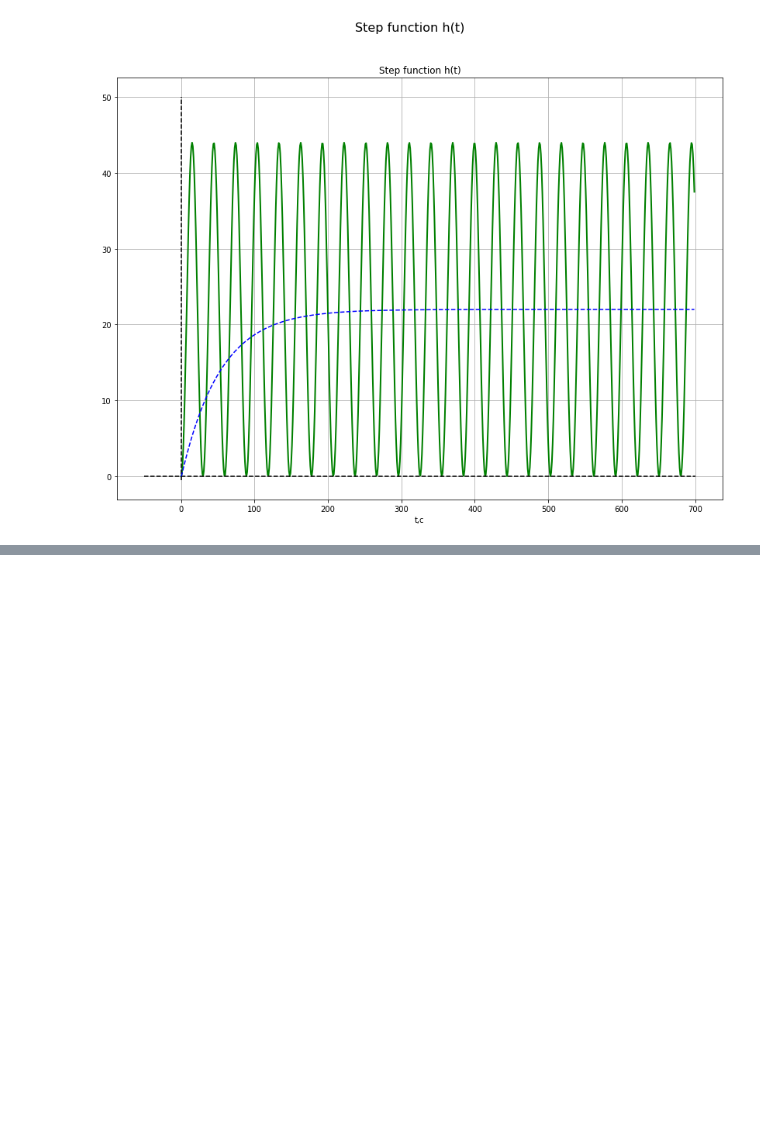
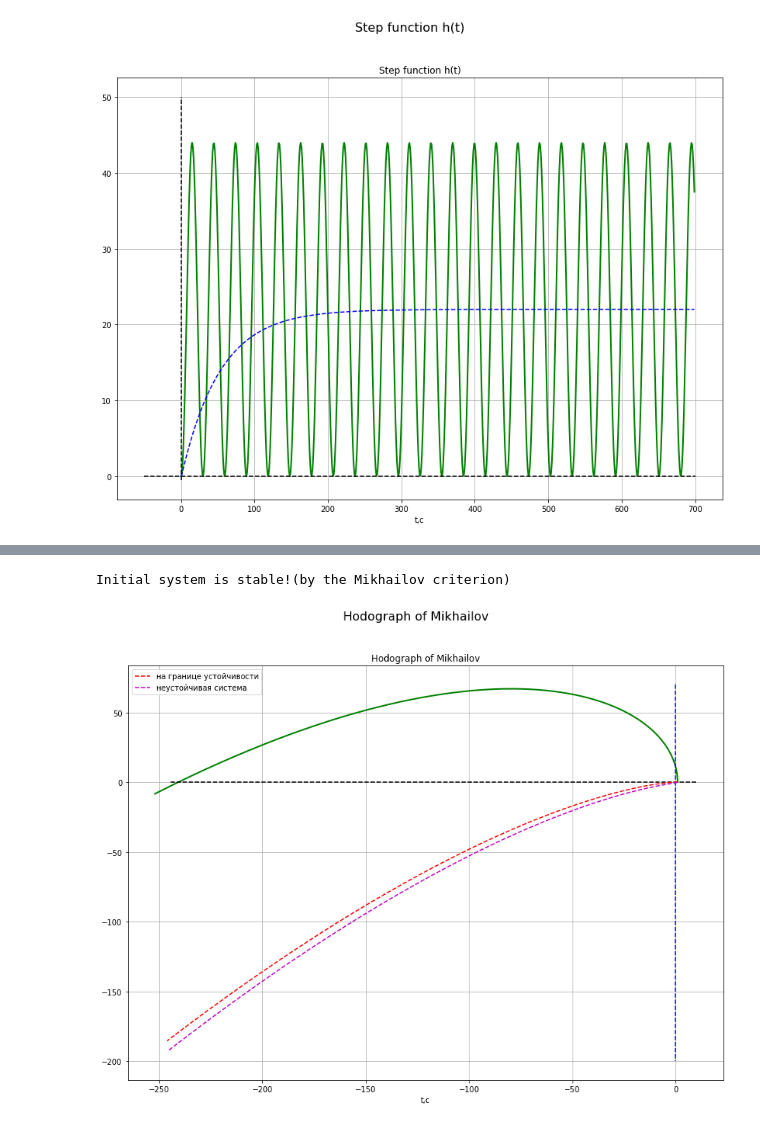
Before and after one commit to OopsKernelPanic/control-systems-engineering-labs, a Jupyter notebook: lab_2_tau.ipynb, the cells around one changed output, grey strips where cells are left out. Drawn from its saved outputs; the diff is of its cells as text; code cells hidden in the pictures; blank space fills up the shorter version.

```diff
--- a/lab_2_tau.ipynb
+++ b/lab_2_tau.ipynb
@@ -355,2 +339,25 @@ The system is stable!(by the Mikhailov criterion)
+# %%
+# Mikhailov criterion
+den=W.den
+
+func_re,func_im=Mikhailov(den)
+plot_func(func_re,func_im, 'Hodograph of Mikhailov')
+plt.plot([10,-245],[0,0],"k--")
+plt.plot([0,0],[70,-200],"b--")
+
+
+den_=W_.den
+func_re_,func_im_=Mikhailov(den_)
+plt.plot(func_re_,func_im_,"r--",label="на границе устойчивости")
+
+den_n=W_n.den
+func_re_n,func_im_n=Mikhailov(den_n)
+plt.plot(func_re_n,func_im_n,"m--",label="неустойчивая система")
+plt.legend()
+
+print('\nInitial system is stable!(by the Mikhailov criterion)')
+# %% [output]
+Initial system is stable!(by the Mikhailov criterion)
+[figure, added]
 # %%
 # Frecuency characterisrics
```
Also changed, not shown: parts of 14 cells of this notebook.
